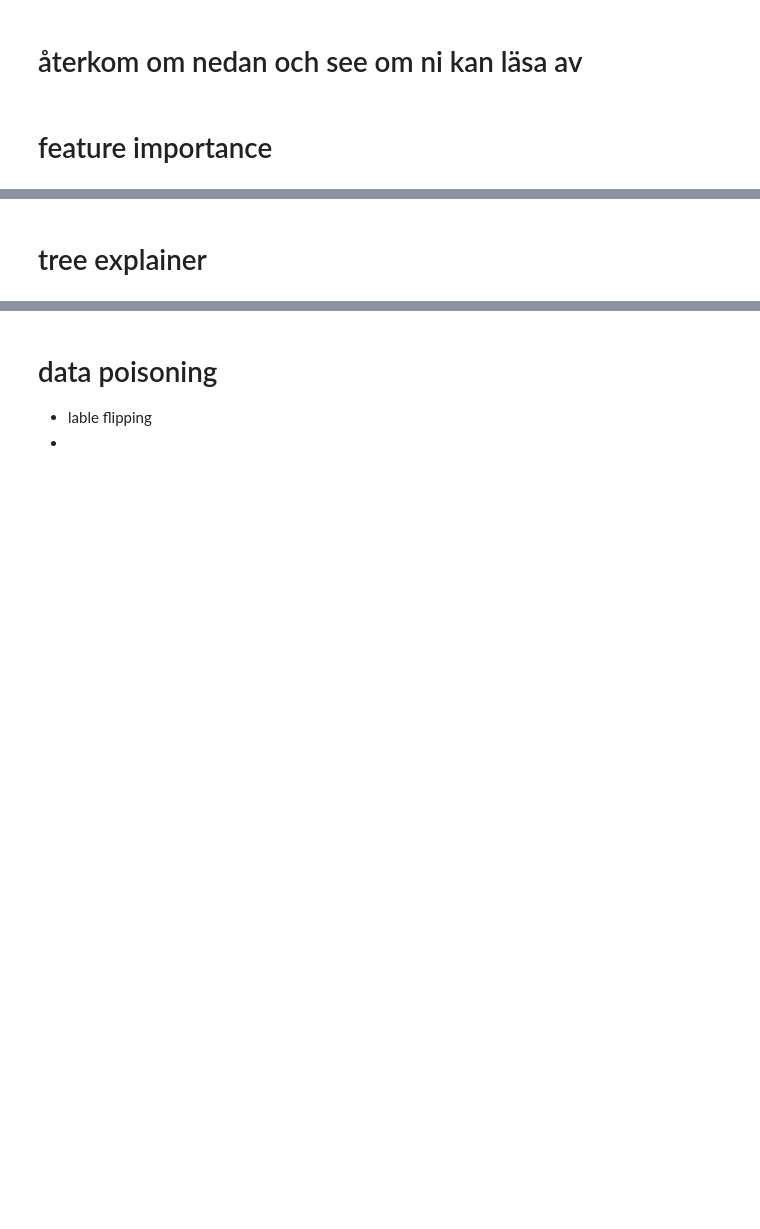
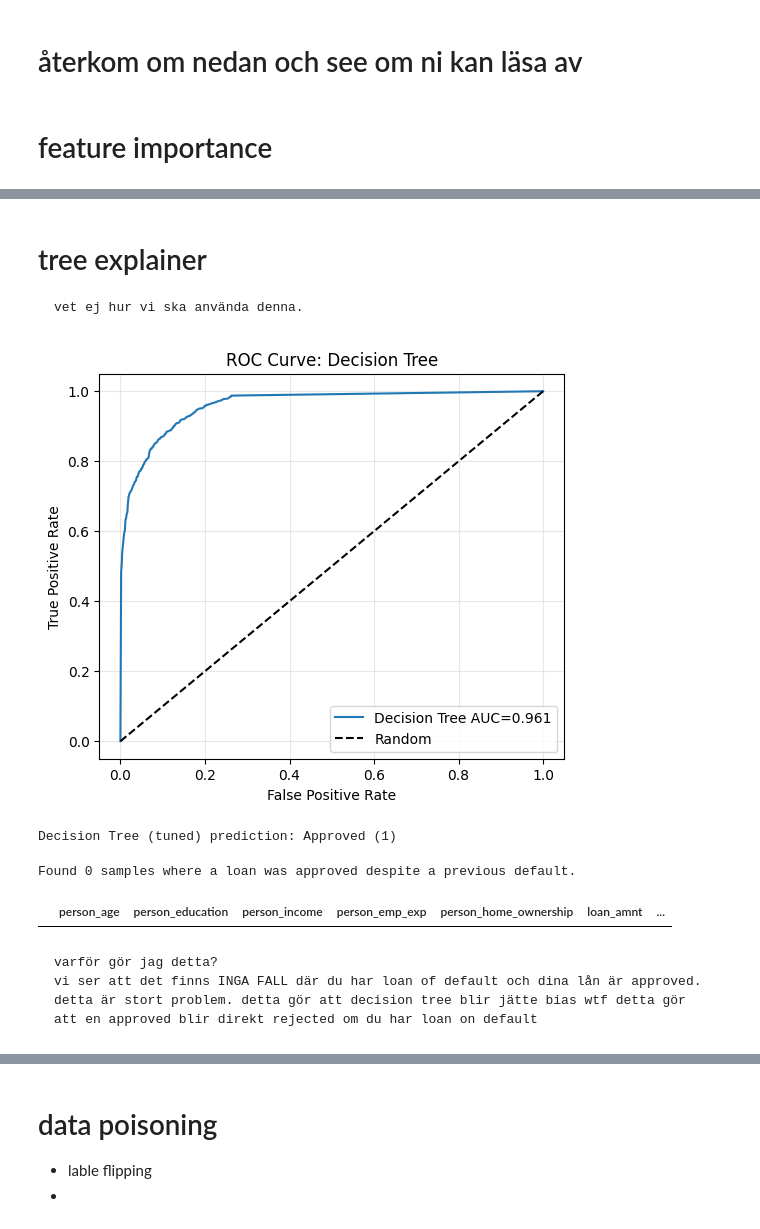
Before and after one commit to jeetpuro/adv-ML-project, a Jupyter notebook: project.ipynb, the cells around one changed output, grey strips where cells are left out. Drawn from its saved outputs; the diff is of its cells as text; code cells hidden in the pictures; blank space fills up the shorter version.

```diff
--- a/project.ipynb
+++ b/project.ipynb
@@ -338,3 +520,25 @@ plt.show()
 # %% [markdown]
 # tree explainer
+    vet ej hur vi ska använda denna.
+# %%
+
+# 1. Get predicted probabilities for the positive class (Approved = 1)
+y_proba = tuned_dt.predict_proba(X_test)[:, 1]
+
+# 2. Compute ROC curve and AUC
+fpr, tpr, thresholds = roc_curve(y_test, y_proba)
+auc = roc_auc_score(y_test, y_proba)
+
+# 3. Plot ROC curve
+plt.figure(figsize=(6,5))
+plt.plot(fpr, tpr, label=f"Decision Tree AUC={auc:.3f}")
+plt.plot([0,1], [0,1], "k--", label="Random")
+plt.xlabel("False Positive Rate")
+plt.ylabel("True Positive Rate")
+plt.title("ROC Curve: Decision Tree")
+plt.legend()
+plt.grid(alpha=0.3)
+plt.show()
+# %% [output]
+[figure, added]
 # %%
@@ -343,0 +551,55 @@ shap_values
+# %%
+# Sample to test the tuned decision tree
+
+# gör ett sample där vi har previous_loan_defaults_on_file" = 0: men allt annat är helt kaos,
+# alla andra feature är som ett rejected sample.
+sample = {
+    "person_age": 25.0,
+    "person_education": 3,
+    "person_income": 12438.0,
+    "person_emp_exp": 3,
+    "person_home_ownership": 0,
+    "loan_amnt": 5500.0,
+    "loan_intent": 3,
+    "loan_int_rate": 12.82,
+    "loan_percent_income": 0.44,
+    "cb_person_cred_hist_length": 3.0,
+    "credit_score": 535,
+    "previous_loan_defaults_on_file": 0,
+}
+# previous_loan_defaults_on_file    0.4138
+# loan_percent_income               0.1864
+# loan_int_rate                     0.1824
+# person_income                     0.0993
+# person_home_ownership             0.0509
+# loan_intent                       0.0303
+# credit_score                      0.0241
+
+# 25.0	3	12438.0	3	0	5500.0	3	12.87	0.44	3.0	635	0 # approved
+# 23.0	1	144943.0	0	3	35000.0	1	7.90	0.24	4.0	663	0  rejected
+
+sample = pd.DataFrame([sample], columns=X_train.columns)
+
+# Predict with tuned decision tree
+pred_class = tuned_dt.predict(sample)[0]
+pred_proba = tuned_dt.predict_proba(sample)[0, 1]
+
+label = "Approved" if pred_class == 1 else "Rejected"
+print(f"Decision Tree (tuned) prediction: {label} ({pred_class})")
+# %% [output]
+Decision Tree (tuned) prediction: Approved (1)
+# %%
+# Correctly filter for approved loans WITH previous defaults
+approved_with_defaults = df_numerical[
+    (df_numerical['previous_loan_defaults_on_file'] == 1) &
+    (df_numerical['loan_status'] == 1)
+]
+# Display the filtered samples
+print(f"Found {len(approved_with_defaults)} samples where a loan was approved despite a previous default.")
+approved_with_defaults.head()
+# %% [output]
+Found 0 samples where a loan was approved despite a previous default.
+|  | person_age | person_education | person_income | person_emp_exp | person_home_ownership | loan_amnt | ... |
+# %% [markdown]
+    varför gör jag detta?
+    vi ser att det finns INGA FALL där du har loan of default och dina lån är approved. detta är stort problem. detta gör att decision tree blir jätte bias wtf detta gör att en approved blir direkt rejected om du har loan on default
```
Also changed, not shown: parts of 73 cells of this notebook, 1 other file.
